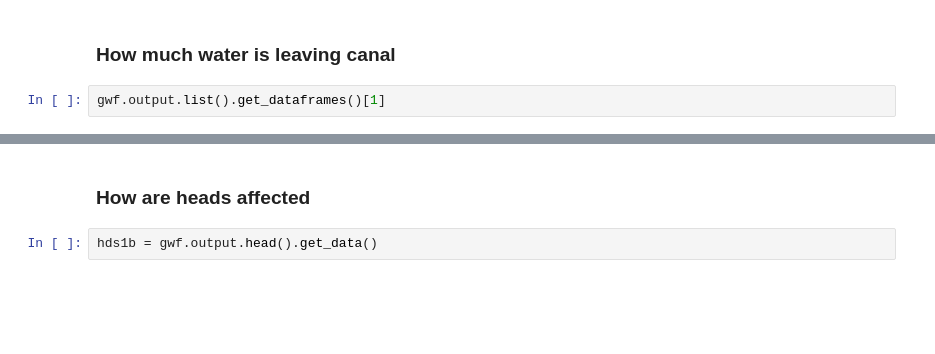
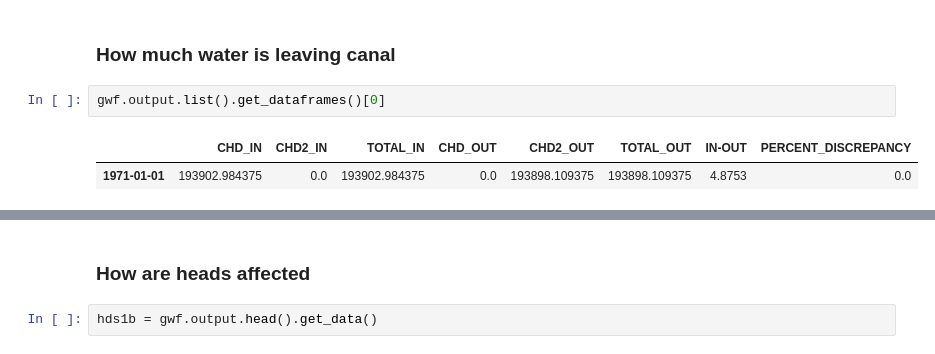
Before and after one commit to langevin-usgs/modflow-sandiego-2025, a Jupyter notebook: exercises/PS1_flopy/PS1_flopy.ipynb, the cells around one changed output, grey strips where cells are left out. Cells and saved outputs as stored; diff of their text form; blank space fills up the shorter version.

```diff
--- a/exercises/PS1_flopy/PS1_flopy.ipynb
+++ b/exercises/PS1_flopy/PS1_flopy.ipynb
@@ -258,7 +442,10 @@ sim.run_simulation()
 # %% [markdown]
 ### How much water is leaving canal
 # %%
-gwf.output.list().get_dataframes()[1]
+gwf.output.list().get_dataframes()[0]
+# %% [output]
+|  | CHD_IN | CHD2_IN | TOTAL_IN | CHD_OUT | CHD2_OUT | TOTAL_OUT | IN-OUT | PERCENT_DISCREPANCY |
+| 1971-01-01 | 193902.984375 | 0.0 | 193902.984375 | 0.0 | 193898.109375 | 193898.109375 | 4.8753 | 0.0 |
 # %%
 # PS1a water budget
 ds
```
Also changed, not shown: parts of 73 cells of this notebook.
